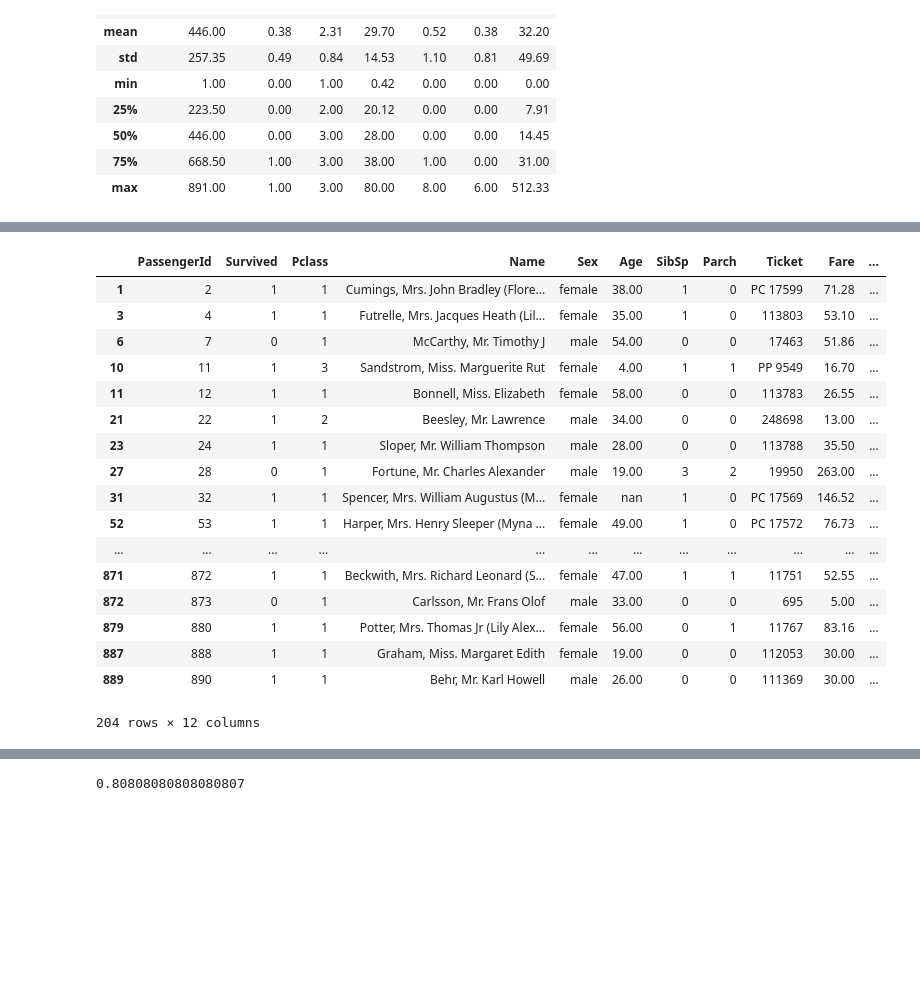
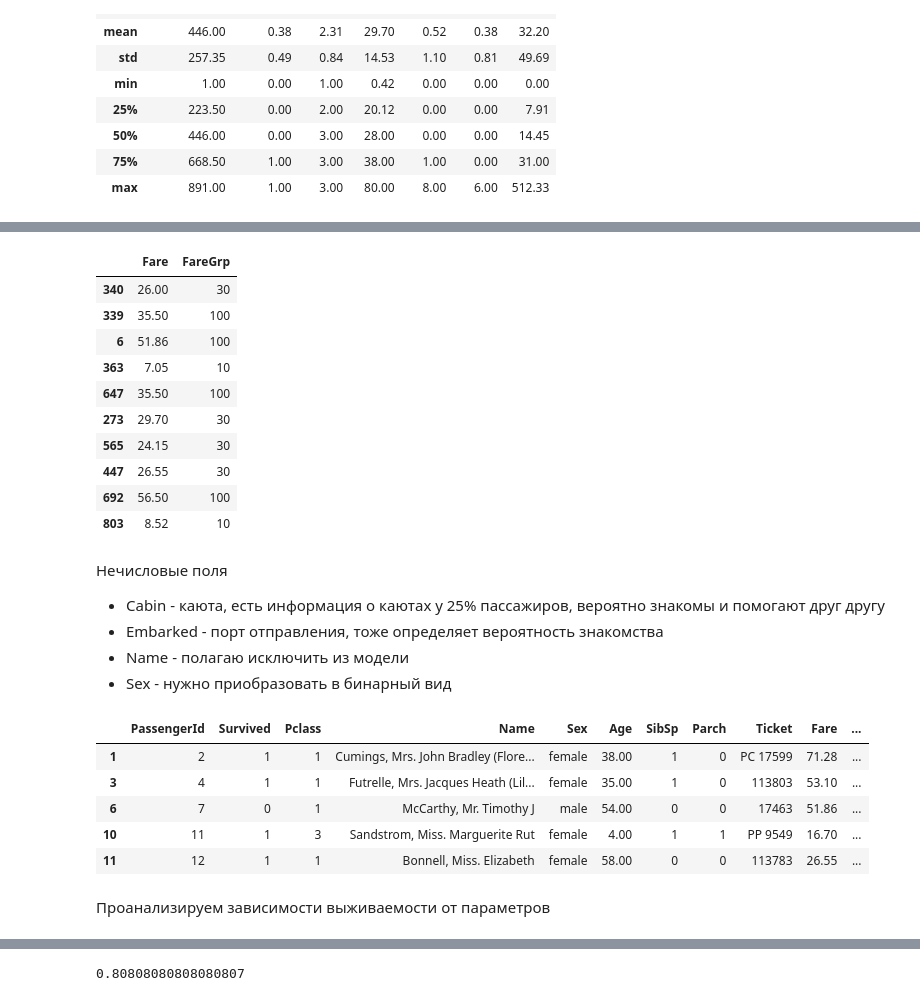
Before and after one commit to erlong15/bigdata_homework, a Jupyter notebook: homework5/titanic.ipynb, the cells around one changed output, grey strips where cells are left out. Cells and saved outputs as stored; diff of their text form; code cells hidden in the pictures; blank space fills up the shorter version.

```diff
--- a/homework5/titanic.ipynb
+++ b/homework5/titanic.ipynb
@@ -45,0 +57,7 @@ df.describe()
+# %%
+bins = [0, 10, 15, 25, 40, 55, 100]
+labels = [10, 15, 25, 40, 55, 100 ]
+mn = df['Age'].mean()
+df['AgeGrp'] = df['Age'].fillna(mn)
+df['AgeGrp'] = pd.cut(df['AgeGrp'], bins, labels=labels)
+df[['Age', 'AgeGrp']].sample(10)
@@ -46,21 +76,36 @@ df.describe()
+# %%
+bins = [0, 10, 30, 100, 600]
+labels = [10, 30, 100, 600 ]
+mn = df['Fare'].mean()
+df['FareGrp'] = df['Fare'].fillna(mn)
+df['FareGrp'] = pd.cut(df['FareGrp'], bins, labels=labels)
+df[['Fare', 'FareGrp']].sample(10)
+# %% [output]
+|  | Fare | FareGrp |
+| 340 | 26.00 | 30 |
+| 339 | 35.50 | 100 |
+| 6 | 51.86 | 100 |
+| 363 | 7.05 | 10 |
+| 647 | 35.50 | 100 |
+| 273 | 29.70 | 30 |
+| 565 | 24.15 | 30 |
+| 447 | 26.55 | 30 |
+| 692 | 56.50 | 100 |
+| 803 | 8.52 | 10 |
+# %% [markdown]
+Нечисловые поля
+* Cabin          - каюта, есть информация о каютах у 25%  пассажиров, вероятно знакомы и помогают друг другу
+* Embarked       - порт отправления, тоже определяет вероятность знакомства
+* Name           - полагаю исключить из модели
+* Sex            - нужно приобразовать в бинарный вид
 # %%
-df[df['Cabin'].isnull()==False]
+df[df['Cabin'].isnull()==False].head(5)
 # %% [output]
 |  | PassengerId | Survived | Pclass | Name | Sex | Age | SibSp | Parch | Ticket | Fare | ... |
 | 1 | 2 | 1 | 1 | Cumings, Mrs. John Bradley (Flore... | female | 38.00 | 1 | 0 | PC 17599 | 71.28 | ... |
 | 3 | 4 | 1 | 1 | Futrelle, Mrs. Jacques Heath (Lil... | female | 35.00 | 1 | 0 | 113803 | 53.10 | ... |
 | 6 | 7 | 0 | 1 | McCarthy, Mr. Timothy J | male | 54.00 | 0 | 0 | 17463 | 51.86 | ... |
 | 10 | 11 | 1 | 3 | Sandstrom, Miss. Marguerite Rut | female | 4.00 | 1 | 1 | PP 9549 | 16.70 | ... |
 | 11 | 12 | 1 | 1 | Bonnell, Miss. Elizabeth | female | 58.00 | 0 | 0 | 113783 | 26.55 | ... |
-| 21 | 22 | 1 | 2 | Beesley, Mr. Lawrence | male | 34.00 | 0 | 0 | 248698 | 13.00 | ... |
-| 23 | 24 | 1 | 1 | Sloper, Mr. William Thompson | male | 28.00 | 0 | 0 | 113788 | 35.50 | ... |
-| 27 | 28 | 0 | 1 | Fortune, Mr. Charles Alexander | male | 19.00 | 3 | 2 | 19950 | 263.00 | ... |
-| 31 | 32 | 1 | 1 | Spencer, Mrs. William Augustus (M... | female | nan | 1 | 0 | PC 17569 | 146.52 | ... |
-| 52 | 53 | 1 | 1 | Harper, Mrs. Henry Sleeper (Myna ... | female | 49.00 | 1 | 0 | PC 17572 | 76.73 | ... |
-| ... | ... | ... | ... | ... | ... | ... | ... | ... | ... | ... | ... |
-| 871 | 872 | 1 | 1 | Beckwith, Mrs. Richard Leonard (S... | female | 47.00 | 1 | 1 | 11751 | 52.55 | ... |
-| 872 | 873 | 0 | 1 | Carlsson, Mr. Frans Olof | male | 33.00 | 0 | 0 | 695 | 5.00 | ... |
-| 879 | 880 | 1 | 1 | Potter, Mrs. Thomas Jr (Lily Alex... | female | 56.00 | 0 | 1 | 11767 | 83.16 | ... |
-| 887 | 888 | 1 | 1 | Graham, Miss. Margaret Edith | female | 19.00 | 0 | 0 | 112053 | 30.00 | ... |
-| 889 | 890 | 1 | 1 | Behr, Mr. Karl Howell | male | 26.00 | 0 | 0 | 111369 | 30.00 | ... |
-204 rows × 12 columns
+# %% [markdown]
+Проанализируем зависимости выживаемости от параметров
```
Also changed, not shown: parts of 21 cells of this notebook.
